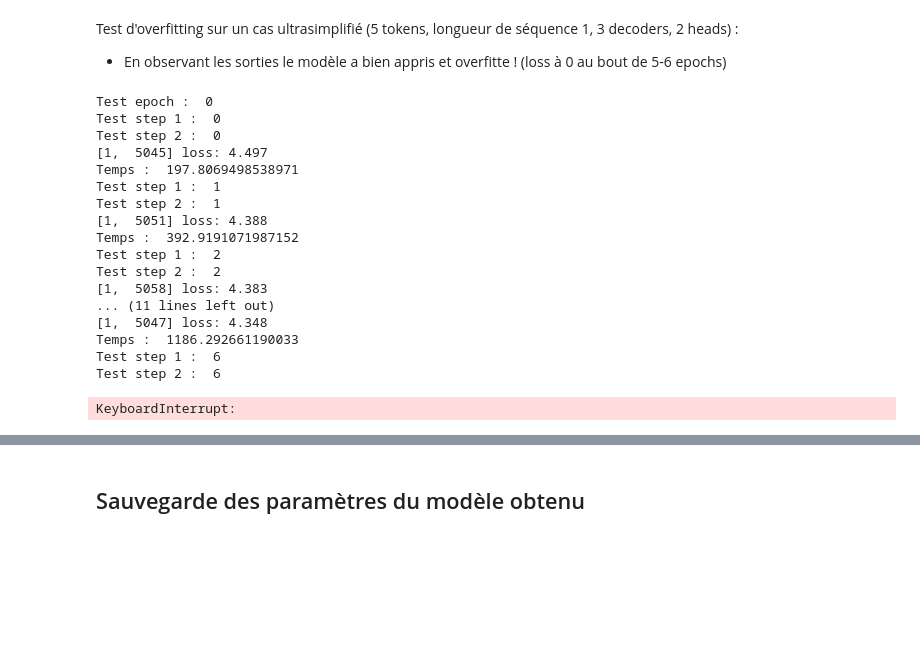
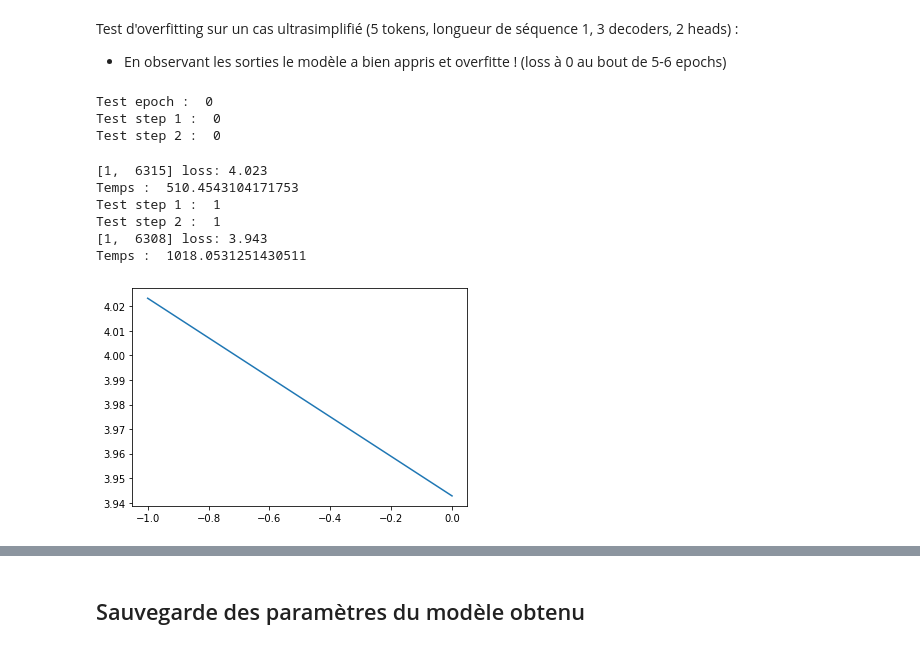
Before and after one commit to Nathravorn/statapp_language_model, a Jupyter notebook: statapp/transformer/pytorch/Transformer_Training_GPU_ChargementProgressif.ipynb, the cells around one changed output, grey strips where cells are left out. Saved outputs shown, nothing was run; the diff lists cells and outputs as text; code cells hidden in the pictures; blank space fills up the shorter version.

Commit message:
Ajout calcul test

```diff
--- a/statapp/transformer/pytorch/Transformer_Training_GPU_ChargementProgressif.ipynb
+++ b/statapp/transformer/pytorch/Transformer_Training_GPU_ChargementProgressif.ipynb
@@ -77,7 +79,7 @@ def build_vocab(vocab_size=10000, proportion=0.1):
 
     return vocab
 # %%
-vocab = build_vocab(vocab_size=10000, proportion=0.1)
+vocab = build_vocab(vocab_size=5000, proportion=0.1)
 # %%
 def load_data_train(start, sample, vocab):
 
@@ -155,0 +162,6 @@ if USE_CUDA:
+# %%
+for i in range(20):
+    name = "Taille5_Voca20K_" + str(i)
+    with open(name,'wb') as fichier:
+        mon_pickler = pickle.Pickler(fichier)
+        mon_pickler.dump(load_data_train(i*0.05, 0.05, vocab))
@@ -178,6 +192,8 @@ def train_model(nb_epochs, batch_size, proportion):
 
     start = time.time()
 
+    etendu = 5
+
     for epoch in range(nb_epochs):
 
         running_loss = 0
@@ -185,11 +201,25 @@ def train_model(nb_epochs, batch_size, proportion):
         print("Test epoch : ", epoch)
 
 
-        for step in range(int(proportion*100)):
+        for step in range(int(proportion*100//etendu)):
 
             print("Test step 1 : ", step)
 
-            tokens_numbers_sequences = load_data_train(step*0.01, 0.01, vocab)
+            """
+
+            name = "Taille5_Voca20K_" + str(step)
+            with open(name,'rb') as fichier:
+                mon_depickler = pickle.Unpickler(fichier)
+                tokens_numbers_sequences = mon_depickler.load()
+
+            """
+
+            tokens_numbers_sequences =load_data_train(step*0.05, 0.05, vocab)
+
+
+            if USE_CUDA:
+                tokens_numbers_sequences.to(device)
+
             nb_sequences =  tokens_numbers_sequences.shape[0]
 
             randperm = torch.randperm(nb_sequences)
@@ -229,12 +259,13 @@ def train_model(nb_epochs, batch_size, proportion):
                         (epoch + 1, i + 1, running_loss / step, test_loss))
                 """
 
+            nb_batches_in_the_step = nb_sequences//batch_size
+
             print('[%d, %5d] loss: %.3f ' %
-                (epoch + 1, i + 1, running_loss / div))
+                (epoch + 1, i + 1, running_loss / nb_batches_in_the_step))
 
             #stock pour affichage graphique
             epochs_losses.append(epoch-1+step)
-            nb_batches_in_the_step = nb_sequences//batch_size
             losses.append(running_loss / nb_batches_in_the_step)
 
             #test_losses.append(test_loss)
@@ -250,23 +281,15 @@ def train_model(nb_epochs, batch_size, proportion):
 Test d'overfitting sur un cas ultrasimplifié (5 tokens, longueur de séquence 1, 3 decoders, 2 heads) :
 - En observant les sorties le modèle a bien appris et overfitte ! (loss à 0 au bout de 5-6 epochs)
 # %%
-train_model(1,100,0.1)
+train_model(1,400,0.1)
 # %% [output]
 Test epoch :  0
 Test step 1 :  0
 Test step 2 :  0
-[1,  5045] loss: 4.497
-Temps :  197.8069498538971
-Test step 1 :  1
-Test step 2 :  1
-[1,  5051] loss: 4.388
-Temps :  392.9191071987152
-Test step 1 :  2
-Test step 2 :  2
-[1,  5058] loss: 4.383
-... (11 lines left out)
-[1,  5047] loss: 4.348
-Temps :  1186.292661190033
-Test step 1 :  6
-Test step 2 :  6
-KeyboardInterrupt:
+[1,  6315] loss: 4.023
+Temps :  510.4543104171753
+Test step 1 :  1
+Test step 2 :  1
+[1,  6308] loss: 3.943
+Temps :  1018.0531251430511
+[figure, added]
```
Also changed, not shown: parts of 7 cells of this notebook.
